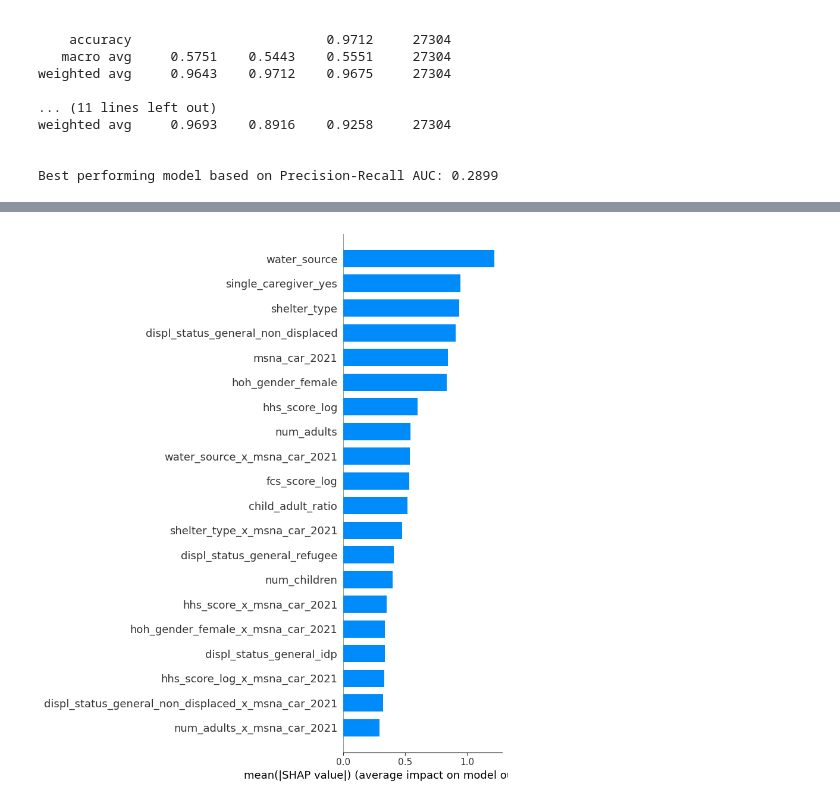
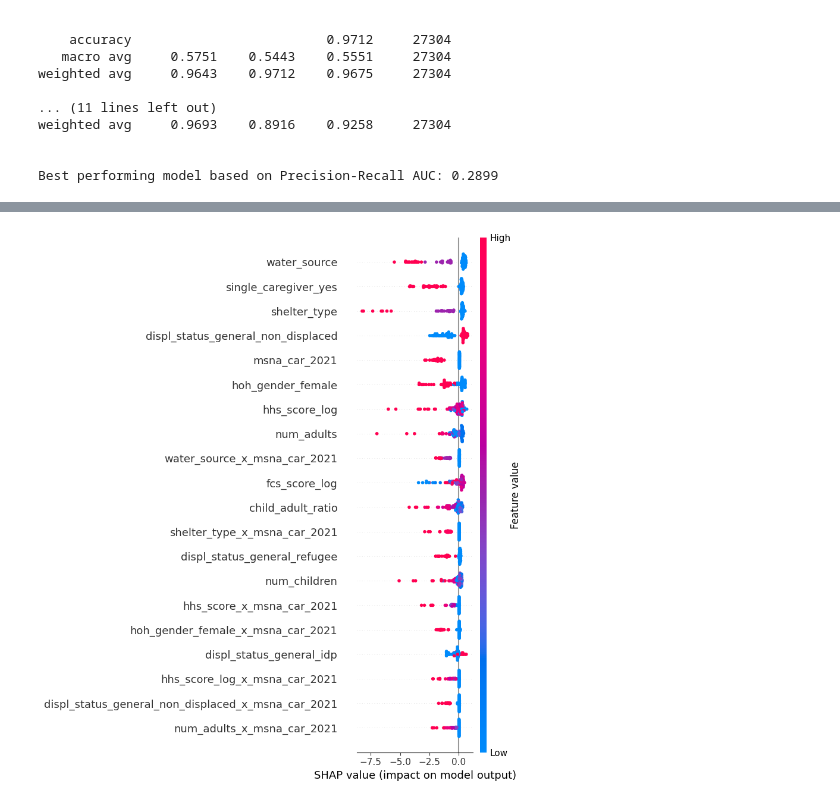
Before and after one commit to jprlink/child_sep_ml, a Jupyter notebook: child_sep_ml_anom.ipynb, the cells around one changed output, grey strips where cells are left out. Saved outputs shown, nothing was run; the diff lists cells and outputs as text; code cells hidden in the pictures.

Commit message:
added interaction terms to shap

```diff
--- a/child_sep_ml_anom.ipynb
+++ b/child_sep_ml_anom.ipynb
@@ -1390,6 +1389,7 @@ import shap
 import matplotlib.pyplot as plt
 import seaborn as sns
 from sklearn.metrics import classification_report, precision_recall_curve, auc, confusion_matrix
+import pandas as pd
 
 # Load best model
 def load_best_model():
@@ -1415,25 +1415,35 @@ def align_test_data(X_test, model):
 def evaluate_on_test(model, X_test, y_test):
     X_test = align_test_data(X_test, model)
     y_pred = model.predict(X_test)
-    y_pred_binary = np.where(y_pred == -1, 1, 0)  # Convert -1 to 1 for anomalies and 1 to 0 for normal
+
+    # Print value counts before conversion
+    print("Prediction value counts before conversion for confusion matrix:")
+    print(pd.Series(y_pred).value_counts())
+
+    # Create a separate dataframe for the confusion matrix
+    y_pred_conf_matrix = np.where(y_pred == -1, 1, 0)  # Convert -1 to 1 for anomalies and 1 to 0 for normal
+
+    # Print value counts after conversion for confusion matrix
+    print("Prediction value counts after conversion for confusion matrix:")
+    print(pd.Series(y_pred_conf_matrix).value_counts())
 
     # Calculate Precision-Recall AUC
-    precision, recall, _ = precision_recall_curve(y_test, y_pred_binary)
+    precision, recall, _ = precision_recall_curve(y_test, y_pred_conf_matrix)
     auc_pr = auc(recall, precision)
     print(f"Precision-Recall AUC: {auc_pr:.4f}")
 
     # Print Classification Report
     print("Classification Report:")
-    print(classification_report(y_test, y_pred_binary, digits=4))
+    print(classification_report(y_test, y_pred_conf_matrix, digits=4))
 
-    # Plot Confusion Matrix
-    plot_confusion_matrix(y_test, y_pred_binary)
+    # Plot Confusion Matrix (converted labels only for this purpose)
+    plot_confusion_matrix(y_test, y_pred_conf_matrix)
 
-    # SHAP explanation focusing on anomalies (class 1)
+    # SHAP explanation focusing on anomalies (class -1)
     if hasattr(model, 'predict_proba') or hasattr(model, 'decision_function'):
-        plot_shap_values(model, X_test, y_pred_binary)
+        plot_shap_values(model, X_test, y_pred)
 
-# Plot a state-of-the-art confusion matrix using seaborn
+# Plot a confusion matrix using seaborn
 def plot_confusion_matrix(y_true, y_pred):
     cm = confusion_matrix(y_true, y_pred)
     plt.figure(figsize=(8, 6))
@@ -1445,12 +1455,12 @@ def plot_confusion_matrix(y_true, y_pred):
     plt.show()  # Show the confusion matrix plot
     plt.close()
 
-# Plot SHAP values with additional plots (summary, beeswarm, force, waterfall)
-def plot_shap_values(model, X_test, y_pred_binary):
+# Plot SHAP values with additional plots (beeswarm, force, waterfall, interaction heatmap)
+def plot_shap_values(model, X_test, y_pred):
     print("\nGenerating SHAP explanations...")
 
-    # Focus on anomaly predictions (where y_pred_binary == 1)
-    anomaly_samples = X_test[y_pred_binary == 1]
+    # Focus on anomaly predictions (where y_pred == -1, original labels kept intact for SHAP)
+    anomaly_samples = X_test[y_pred == -1]
 
     if anomaly_samples.shape[0] > 100:  # Limit to 100 samples for SHAP efficiency
         anomaly_samples = anomaly_samples.sample(n=100, random_state=42)
@@ -1461,13 +1471,6 @@ def plot_shap_values(model, X_test, y_pred_binary):
     # Get SHAP values as a numpy array for the anomaly samples
     shap_values = explainer.shap_values(anomaly_samples)
 
-    # SHAP Summary Plot: Feature Importance (bar plot)
-    plt.figure()  # Ensure a new figure for each plot
-    shap.summary_plot(shap_values, anomaly_samples, plot_type="bar", show=False)
-    plt.savefig('shap_summary_bar_plot.png', bbox_inches='tight')  # Save the SHAP summary bar plot
-    plt.show()  # Show the SHAP summary plot
-    plt.close()
-
     # SHAP Beeswarm Plot: Displays the importance of features across the anomaly dataset
     plt.figure()  # New figure
     shap.summary_plot(shap_values, anomaly_samples, plot_type="dot", show=False)  # Beeswarm is a "dot" type plot
@@ -1475,19 +1478,41 @@ def plot_shap_values(model, X_test, y_pred_binary):
     plt.show()  # Show the SHAP beeswarm plot
     plt.close()
 
-    # SHAP Force Plot: Single instance explanation (for the first anomaly sample)
-    plt.figure(figsize=(12, 5))  # Set figure size for the force plot
-    shap.force_plot(explainer.expected_value, shap_values[0], anomaly_samples.iloc[0], matplotlib=True)
-    plt.savefig('shap_force_plot.png', bbox_inches='tight')  # Save the SHAP force plot
-    plt.show()  # Show the SHAP force plot
-    plt.close()
+    # SHAP Waterfall Plot: Convert to Explanation object and visualize three random anomaly samples
+    random_samples = anomaly_samples.sample(n=3, random_state=42)  # Select 3 random anomaly samples
+    for i in range(3):
+        shap_explanation = shap.Explanation(shap_values[i], base_values=explainer.expected_value, data=random_samples.iloc[i])
+        plt.figure()  # New figure for each sample
+        shap.waterfall_plot(shap_explanation, show=False)
+        plt.savefig(f'shap_waterfall_plot_sample_{i+1}.png', bbox_inches='tight')  # Save the SHAP waterfall plot for each sample
+        plt.show()  # Show the SHAP waterfall plot
+        plt.close()
 
-    # SHAP Waterfall Plot: Convert to Explanation object and visualize
-    shap_explanation = shap.Explanation(shap_values[0], base_values=explainer.expected_value, data=anomaly_samples.iloc[0])
-    plt.figure()  # New figure
-    shap.waterfall_plot(shap_explanation, show=False)
-    plt.savefig('shap_waterfall_plot.png', bbox_inches='tight')  # Save the SHAP waterfall plot
-    plt.show()  # Show the SHAP waterfall plot
+    # SHAP Interaction Plot
+    print("\nGenerating SHAP interaction values...")
+
+    # Calculate SHAP interaction values
+    shap_interaction_values = explainer.shap_interaction_values(anomaly_samples)
+
+    # Get the mean absolute interaction values
+    mean_shap = np.abs(shap_interaction_values).mean(0)
+    mean_shap = np.round(mean_shap, 1)
+
+    # Create DataFrame from the interaction values
+    if isinstance(anomaly_samples, pd.DataFrame):
+        df = pd.DataFrame(mean_shap, index=anomaly_samples.columns, columns=anomaly_samples.columns)
+    else:
+        feature_names = [f'feature_{i}' for i in range(mean_shap.shape[0])]
+        df = pd.DataFrame(mean_shap, index=feature_names, columns=feature_names)
+
+    # Display the heatmap of interaction values
+    plt.figure(figsize=(12, 10))  # Set figure size
+    sns.heatmap(df, cmap="coolwarm", annot=True)
+    plt.title("SHAP Interaction Values Heatmap")
+    plt.xticks(rotation=45)
+    plt.yticks(rotation=0)
+    plt.savefig('shap_interaction_plot.png', bbox_inches='tight')  # Save the interaction heatmap plot
+    plt.show()  # Show the SHAP interaction plot
     plt.close()
 
 if __name__ == '__main__':
@@ -1520 +1548 @@ Generating SHAP explanations...
-[figure, old version]
+[figure, new version]
```
Also changed, not shown: parts of 3 cells of this notebook, 1 other file.
